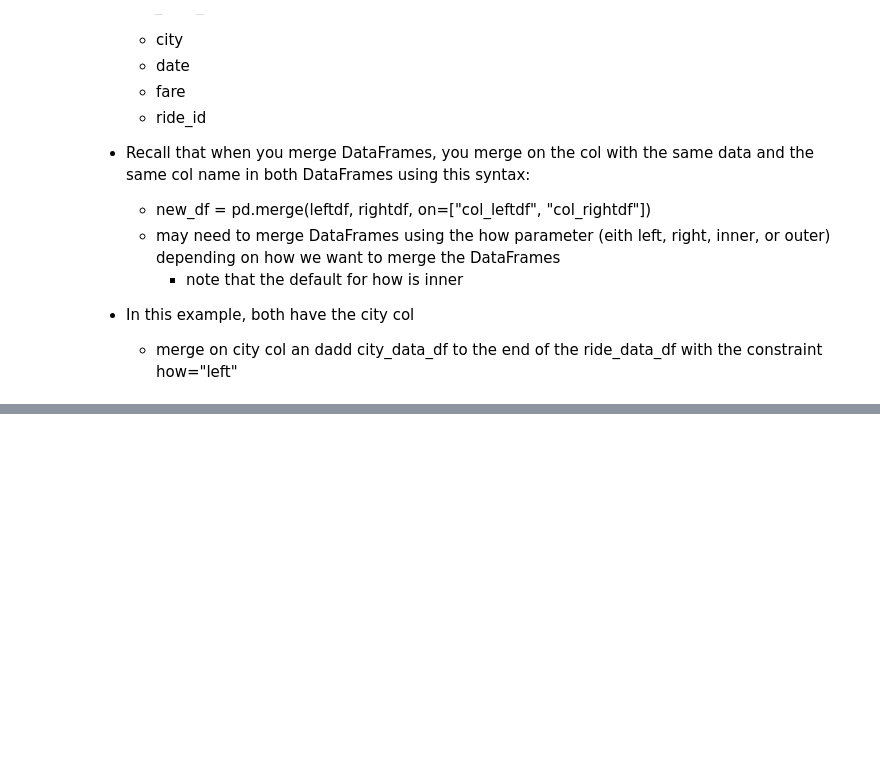
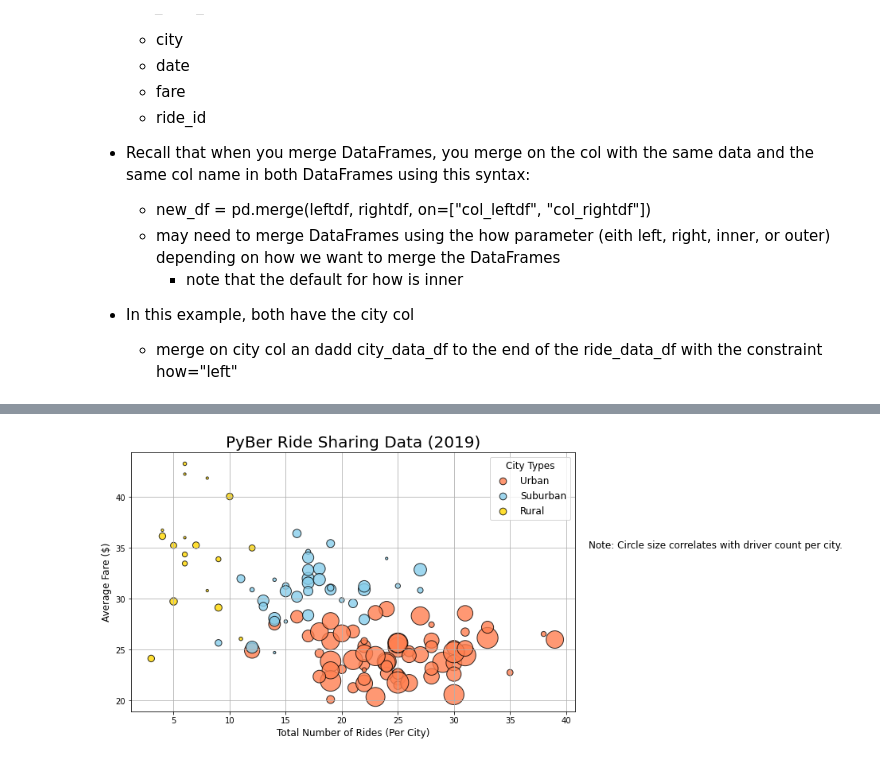
Before and after one commit to jwcomp4/PyBer_Analysis, a Jupyter notebook: PyBer.ipynb, the cells around one changed output, grey strips where cells are left out. Saved outputs shown, nothing was run; the diff lists cells and outputs as text; code cells hidden in the pictures; blank space fills up the shorter version.

```diff
--- a/PyBer.ipynb
+++ b/PyBer.ipynb
@@ -181,0 +359,57 @@ pyber_data_df.head()
+# %%
+# Combining the scatter plots into one
+# add three plt.scatter() function for each chart to one cell"
+
+# changing the figure size:
+plt.subplots(figsize=(10,6))
+
+# urban scatter:
+plt.scatter(urban_ride_count,
+            urban_avg_fare,
+            s=10*urban_avg_driver, c="coral",
+           edgecolors="black", linewidths=1,
+           alpha=0.8, label="Urban")
+
+#suburban scatter:
+plt.scatter(suburb_ride_count,
+           suburb_avg_fare,
+           s=10*suburb_avg_driver, c="skyblue",
+           edgecolors="black", linewidths=1,
+           alpha=0.8, label="Suburban")
+
+# rural scatter:
+plt.scatter(rural_ride_count,
+            rural_avg_fare,
+           s=10*rural_avg_driver, c="gold",
+           edgecolors="black", linewidths=1,
+           alpha=0.8, label="Rural")
+
+# incorporating other graph properties:
+# note the fontsize parameter
+plt.title("PyBer Ride Sharing Data (2019)", fontsize = 20)
+plt.ylabel("Average Fare ($)", fontsize = 12)
+plt.xlabel("Total Number of Rides (Per City)", fontsize = 12)
+plt.grid(True)
+
+# just running plt.legend() creates markers that are different sizes
+# Need to customize the legend
+# declare a variable for the legend function, add param. for font size, legend loc., leg. title, etc
+# after declaring the var. for legend, can use legendHandles[]._sizes to set font size of marker
+    # inside the brackets add the list element for the number of markers in the legend
+
+lgnd = plt.legend(fontsize="12", mode="Expanded",
+                 scatterpoints=1, loc="best", title="City Types")
+
+lgnd.legendHandles[0]._sizes = [75]
+lgnd.legendHandles[1]._sizes = [75]
+lgnd.legendHandles[2]._sizes = [75]
+
+lgnd.get_title().set_fontsize(12)
+# Show plot
+
+plt.text(42, 35, "Note: Circle size correlates with driver count per city.", fontsize=12)
+
+plt.savefig("analysis/Fig1.png")
+plt.show()
+# %% [output]
+[figure, added]
```
Also changed, not shown: parts of 16 cells of this notebook.
